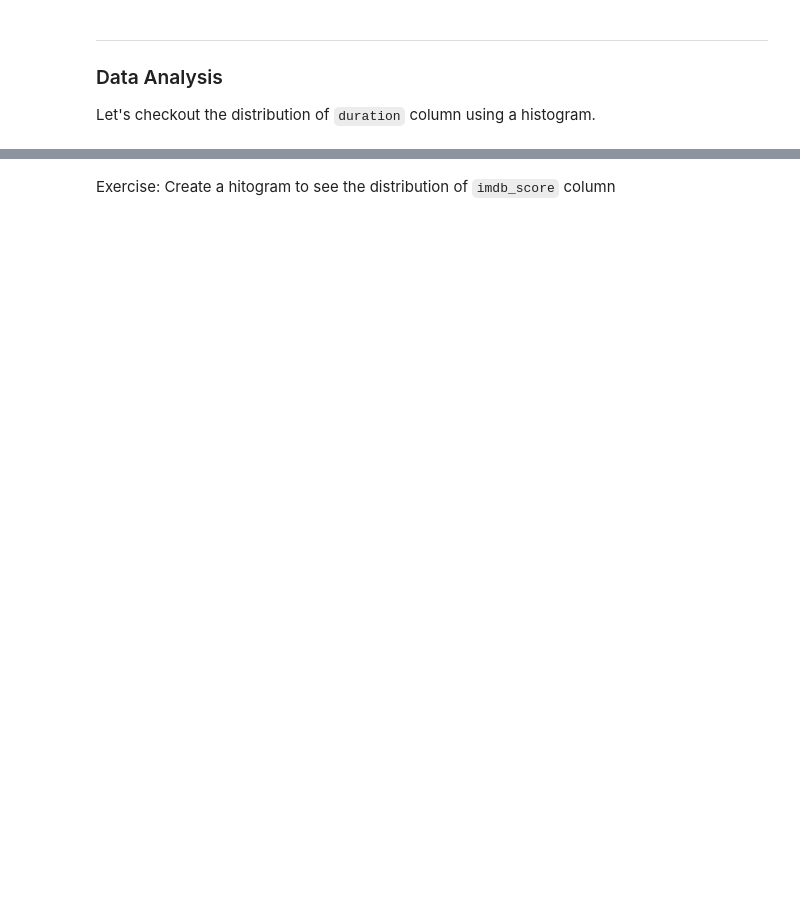
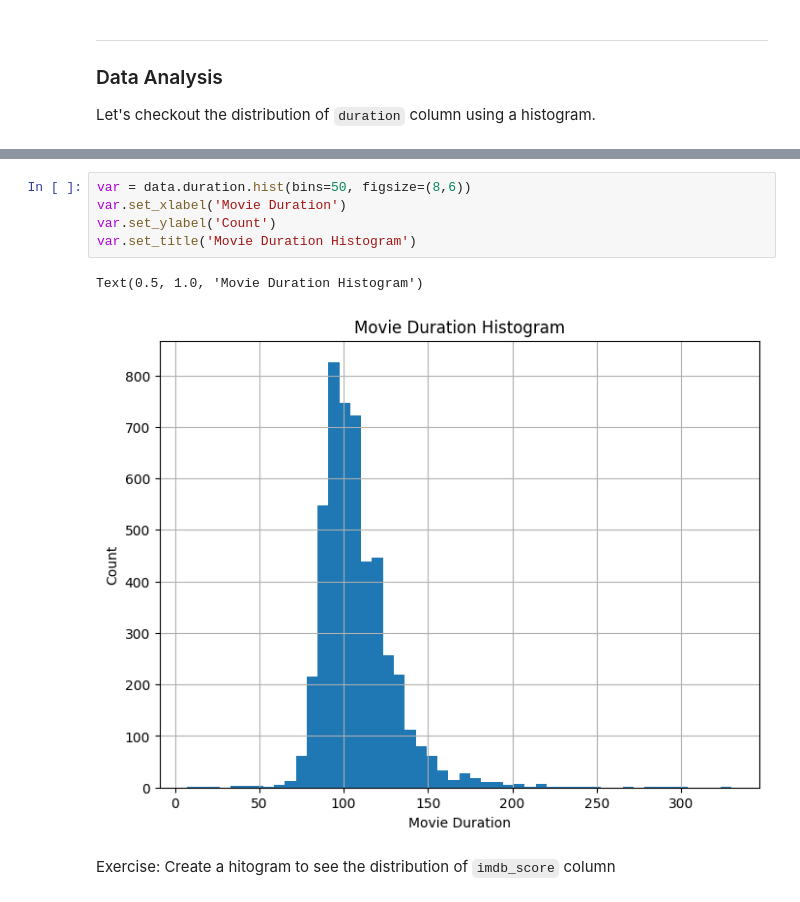
Before and after one commit to seanwhs/learn-python, a Jupyter notebook: data-analysis-using-pandas/The Notebook.ipynb, the cells around one changed output, grey strips where cells are left out. Drawn from its saved outputs; the diff is of its cells as text; blank space fills up the shorter version.

Commit message:
completed data-analysis-using-python

```diff
--- a/data-analysis-using-pandas/The Notebook.ipynb
+++ b/data-analysis-using-pandas/The Notebook.ipynb
@@ -155,2 +162,10 @@ Let's checkout the distribution of `duration` column using a histogram.
+# %%
+var = data.duration.hist(bins=50, figsize=(8,6))
+var.set_xlabel('Movie Duration')
+var.set_ylabel('Count')
+var.set_title('Movie Duration Histogram')
+# %% [output]
+Text(0.5, 1.0, 'Movie Duration Histogram')
+[figure, added]
 # %% [markdown]
 Exercise: Create a hitogram to see the distribution of `imdb_score` column
```
Also changed, not shown: parts of 17 cells of this notebook, 2 other files.
